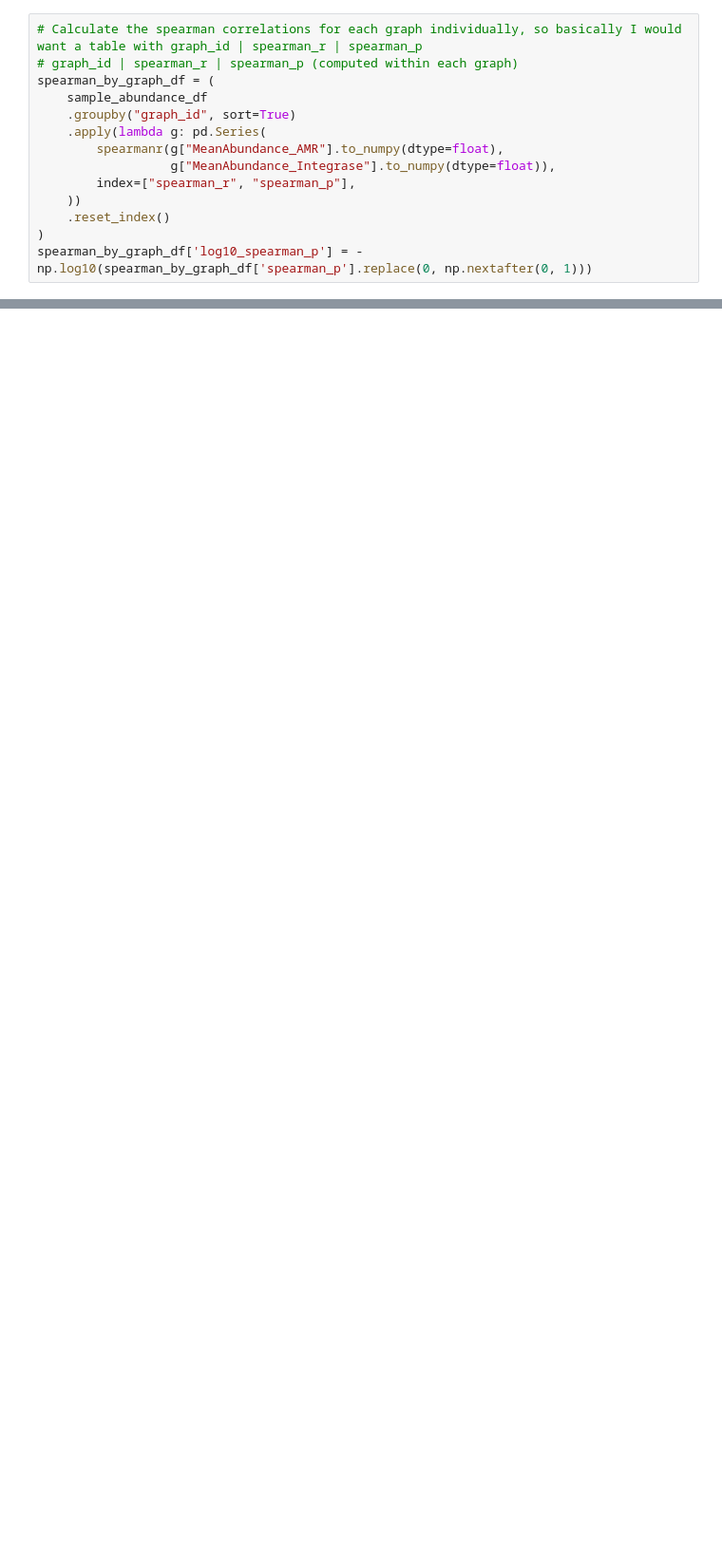
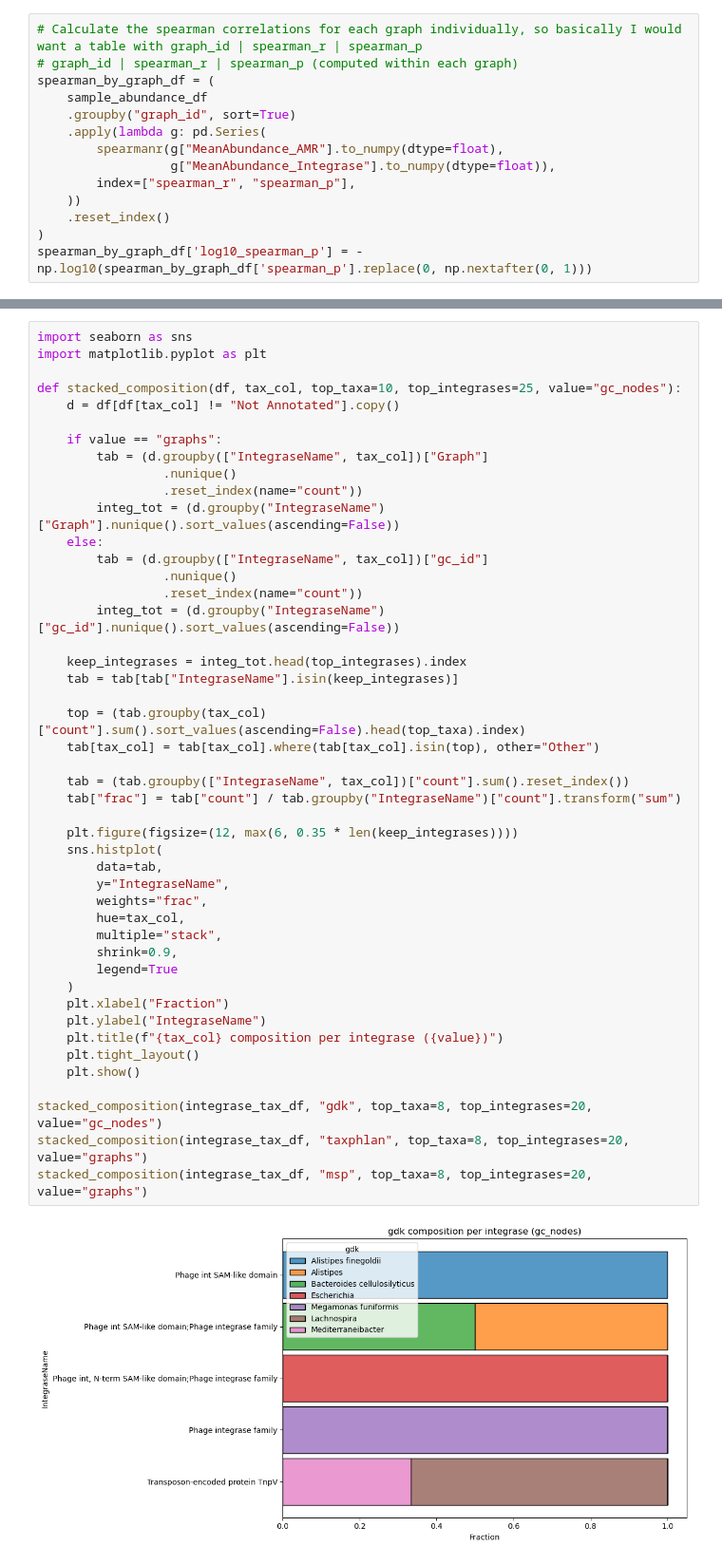
Before and after one commit to IngiumDev/bgc-subgraph-search, a Jupyter notebook: AMR_analysis/analyze_amr_integrase_node_prevalance.ipynb, the cells around one changed output, grey strips where cells are left out. Shown at 95% size. Drawn from its saved outputs; the diff is of its cells as text; blank space fills up the shorter version.

```diff
--- a/AMR_analysis/analyze_amr_integrase_node_prevalance.ipynb
+++ b/AMR_analysis/analyze_amr_integrase_node_prevalance.ipynb
@@ -526,0 +650,48 @@ spearman_by_graph_df
+# %%
+import seaborn as sns
+import matplotlib.pyplot as plt
+
+def stacked_composition(df, tax_col, top_taxa=10, top_integrases=25, value="gc_nodes"):
+    d = df[df[tax_col] != "Not Annotated"].copy()
+
+    if value == "graphs":
+        tab = (d.groupby(["IntegraseName", tax_col])["Graph"]
+                 .nunique()
+                 .reset_index(name="count"))
+        integ_tot = (d.groupby("IntegraseName")["Graph"].nunique().sort_values(ascending=False))
+    else:
+        tab = (d.groupby(["IntegraseName", tax_col])["gc_id"]
+                 .nunique()
+                 .reset_index(name="count"))
+        integ_tot = (d.groupby("IntegraseName")["gc_id"].nunique().sort_values(ascending=False))
+
+    keep_integrases = integ_tot.head(top_integrases).index
+    tab = tab[tab["IntegraseName"].isin(keep_integrases)]
+
+    top = (tab.groupby(tax_col)["count"].sum().sort_values(ascending=False).head(top_taxa).index)
+    tab[tax_col] = tab[tax_col].where(tab[tax_col].isin(top), other="Other")
+
+    tab = (tab.groupby(["IntegraseName", tax_col])["count"].sum().reset_index())
+    tab["frac"] = tab["count"] / tab.groupby("IntegraseName")["count"].transform("sum")
+
+    plt.figure(figsize=(12, max(6, 0.35 * len(keep_integrases))))
+    sns.histplot(
+        data=tab,
+        y="IntegraseName",
+        weights="frac",
+        hue=tax_col,
+        multiple="stack",
+        shrink=0.9,
+        legend=True
+    )
+    plt.xlabel("Fraction")
+    plt.ylabel("IntegraseName")
+    plt.title(f"{tax_col} composition per integrase ({value})")
+    plt.tight_layout()
+    plt.show()
+
+stacked_composition(integrase_tax_df, "gdk", top_taxa=8, top_integrases=20, value="gc_nodes")
+stacked_composition(integrase_tax_df, "taxphlan", top_taxa=8, top_integrases=20, value="graphs")
+stacked_composition(integrase_tax_df, "msp", top_taxa=8, top_integrases=20, value="graphs")
+# %% [output]
+[figure, added]
```
Also changed, not shown: parts of 17 cells of this notebook.
